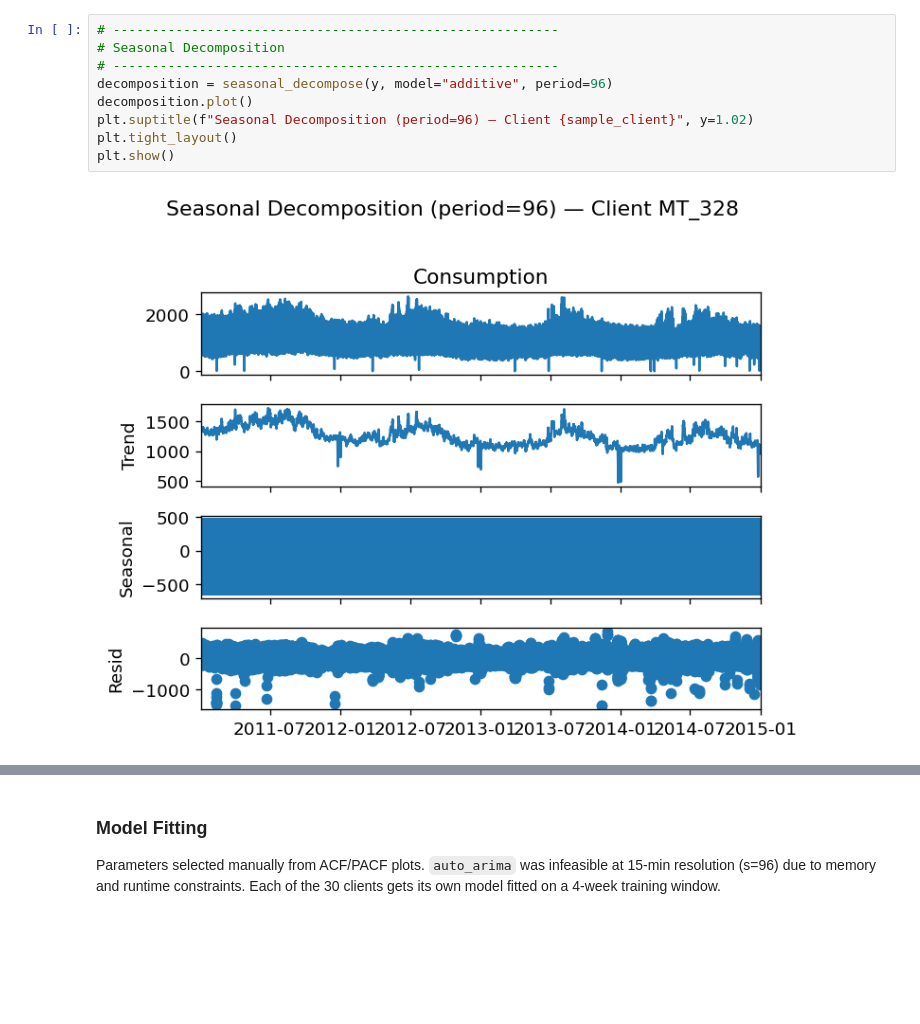
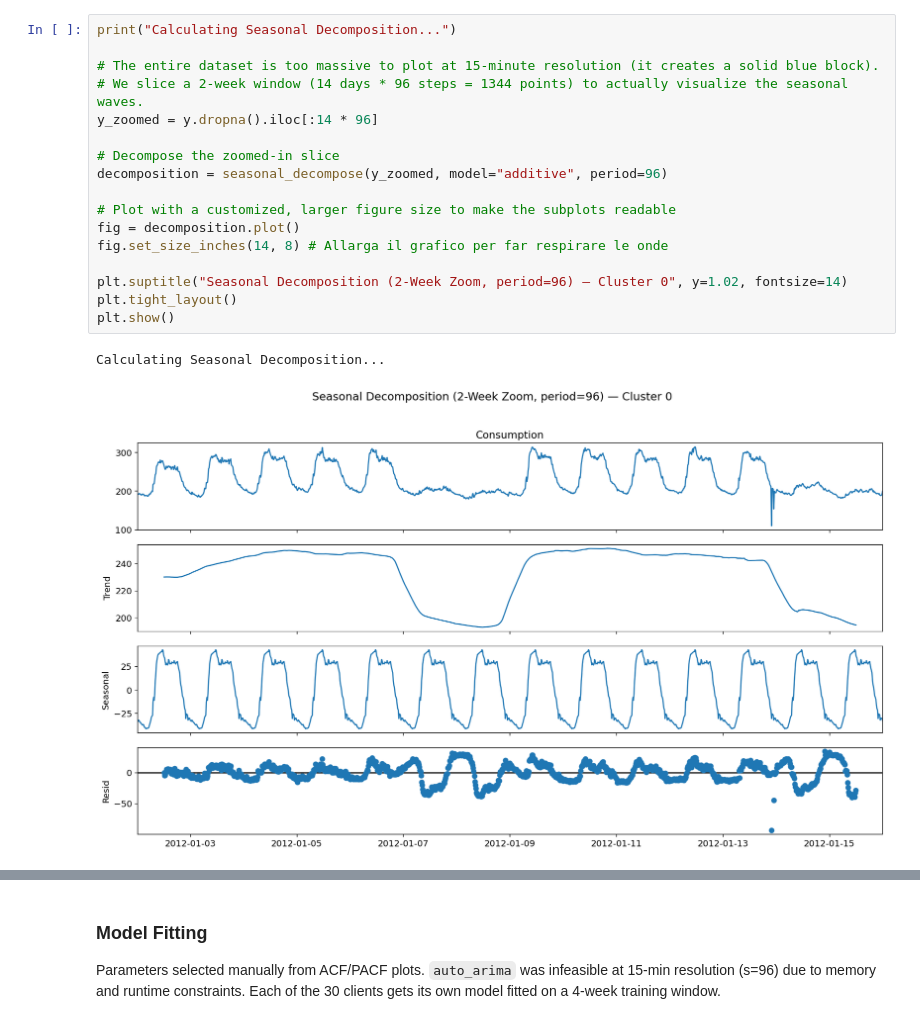
Before and after one commit to lucabarattini/forecasting-electricity, a Jupyter notebook: notebooks/3_sarimax.ipynb, the cells around one changed output, grey strips where cells are left out. Saved outputs shown, nothing was run; the diff lists cells and outputs as text; blank space fills up the shorter version.

```diff
--- a/notebooks/3_sarimax.ipynb
+++ b/notebooks/3_sarimax.ipynb
@@ -117,12 +104,21 @@ We pick the most granular cycle which is the daily one s=96.
-# %%
-# ---------------------------------------------------------
-# Seasonal Decomposition
-# ---------------------------------------------------------
-decomposition = seasonal_decompose(y, model="additive", period=96)
-decomposition.plot()
-plt.suptitle(f"Seasonal Decomposition (period=96) — Client {sample_client}", y=1.02)
-plt.tight_layout()
-plt.show()
-# %% [output]
-[figure, removed]
+# %%
+print("Calculating Seasonal Decomposition...")
+
+# The entire dataset is too massive to plot at 15-minute resolution (it creates a solid blue block).
+# We slice a 2-week window (14 days * 96 steps = 1344 points) to actually visualize the seasonal waves.
+y_zoomed = y.dropna().iloc[:14 * 96]
+
+# Decompose the zoomed-in slice
+decomposition = seasonal_decompose(y_zoomed, model="additive", period=96)
+
+# Plot with a customized, larger figure size to make the subplots readable
+fig = decomposition.plot()
+fig.set_size_inches(14, 8) # Allarga il grafico per far respirare le onde
+
+plt.suptitle("Seasonal Decomposition (2-Week Zoom, period=96) — Cluster 0", y=1.02, fontsize=14)
+plt.tight_layout()
+plt.show()
+# %% [output]
+Calculating Seasonal Decomposition...
+[figure, added]
 # %%
```
Also changed, not shown: parts of 21 cells of this notebook, 1 other file.
